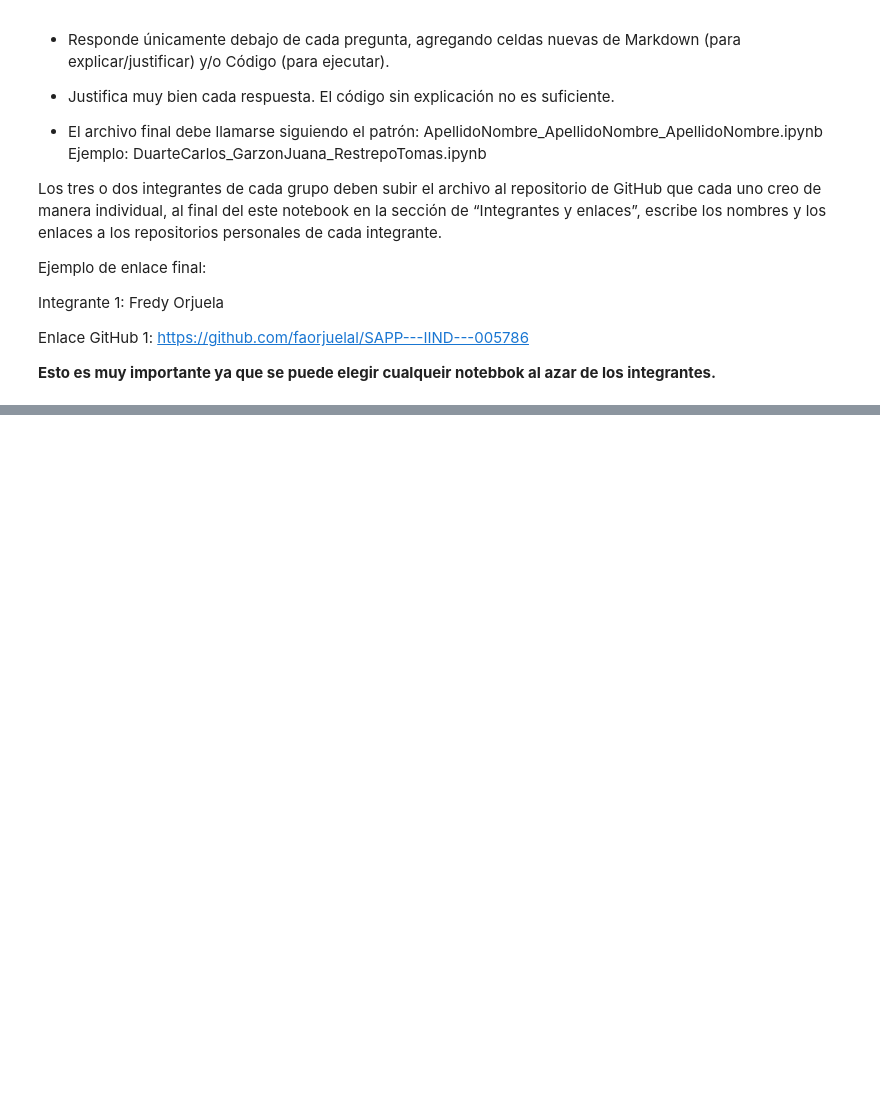
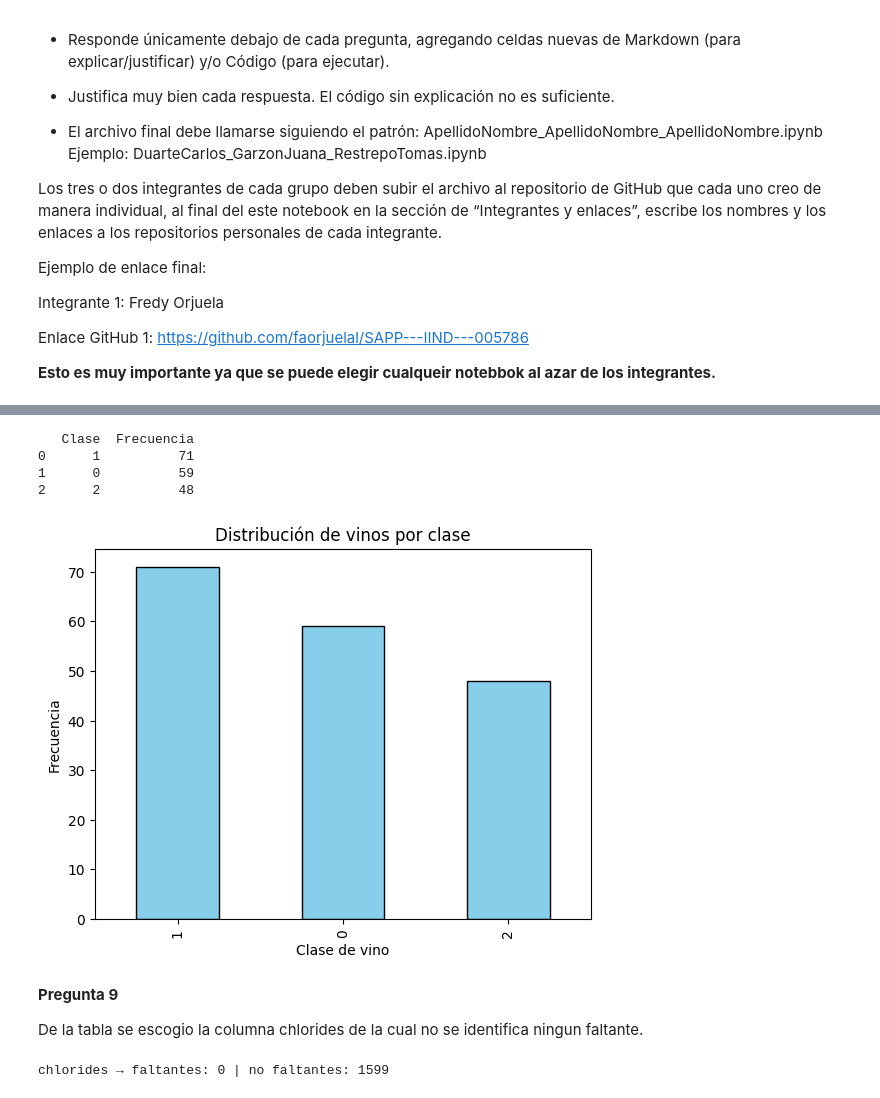
Before and after one commit to josesjulaa-ctrl/Jose_Jula-Johanna_Santamaria, a Jupyter notebook: nb_01_colab_github_primeros_pasos_ipynb.ipynb, the cells around one changed output, grey strips where cells are left out. Saved outputs shown, nothing was run; the diff lists cells and outputs as text; code cells hidden in the pictures; blank space fills up the shorter version.

```diff
--- a/nb_01_colab_github_primeros_pasos_ipynb.ipynb
+++ b/nb_01_colab_github_primeros_pasos_ipynb.ipynb
@@ -907,0 +995,47 @@ Enlace GitHub 1: https://github.com/faorjuelal/SAPP---IIND---005786
+# %%
+import pandas as pd
+import matplotlib.pyplot as plt
+from sklearn.datasets import load_wine
+
+# Cargar dataset
+wine = load_wine()
+dw = pd.DataFrame(wine.data, columns=wine.feature_names)
+dw["clase"] = wine.target   # agregar variable categórica
+
+# Calculate frequency counts
+freq = dw["clase"].value_counts()
+
+# Convert to DataFrame and rename columns
+freq_df = freq.reset_index()
+freq_df.columns = ["Clase", "Frecuencia"]
+print(freq_df)
+
+# Gráfico de barras
+freq_df.plot(x="Clase", y="Frecuencia", kind="bar", legend=False, color="skyblue", edgecolor="black")
+plt.title("Distribución de vinos por clase")
+plt.xlabel("Clase de vino")
+plt.ylabel("Frecuencia")
+plt.show()
+# %% [output]
+   Clase  Frecuencia
+0      1          71
+1      0          59
+2      2          48
+[figure, added]
+# %% [markdown]
+**Pregunta 9**
+
+De la tabla se escogio la columna chlorides de la cual no se identifica ningun faltante.
+# %%
+import pandas as pd
+
+# Reload the dw DataFrame from the URL to ensure we have the correct one
+url = "https://archive.ics.uci.edu/ml/machine-learning-databases/wine-quality/winequality-red.csv"
+dw = pd.read_csv(url,sep=";")
+
+faltantes_chlorides = pd.isnull(dw["chlorides"]).sum()
+no_faltantes_chlorides = pd.notnull(dw["chlorides"]).sum()
+
+print("chlorides → faltantes:", faltantes_chlorides, "| no faltantes:", no_faltantes_chlorides)
+# %% [output]
+chlorides → faltantes: 0 | no faltantes: 1599
```
Also changed, not shown: parts of 5 cells of this notebook.
